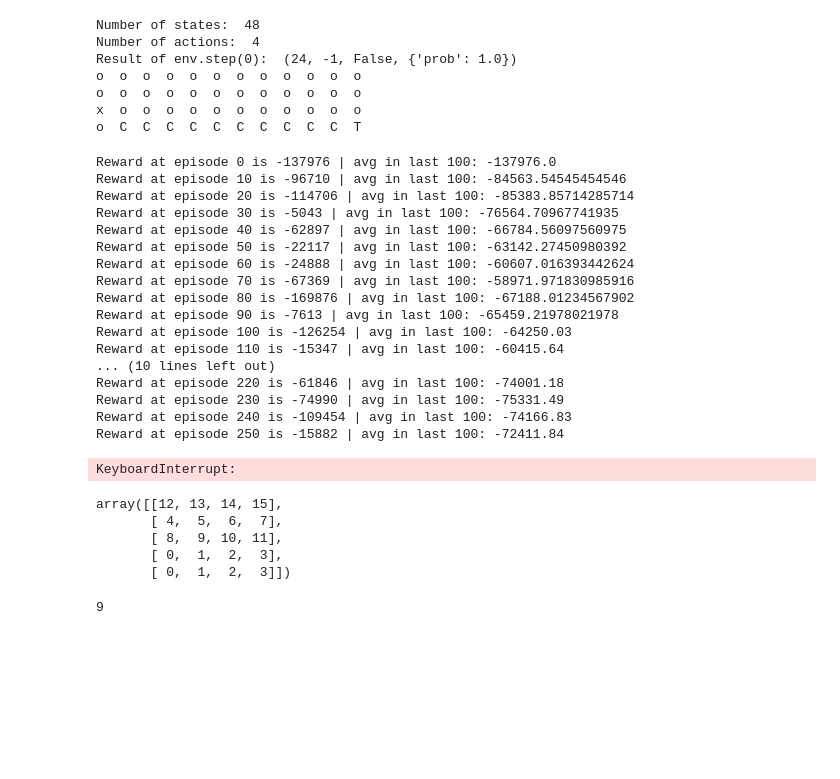
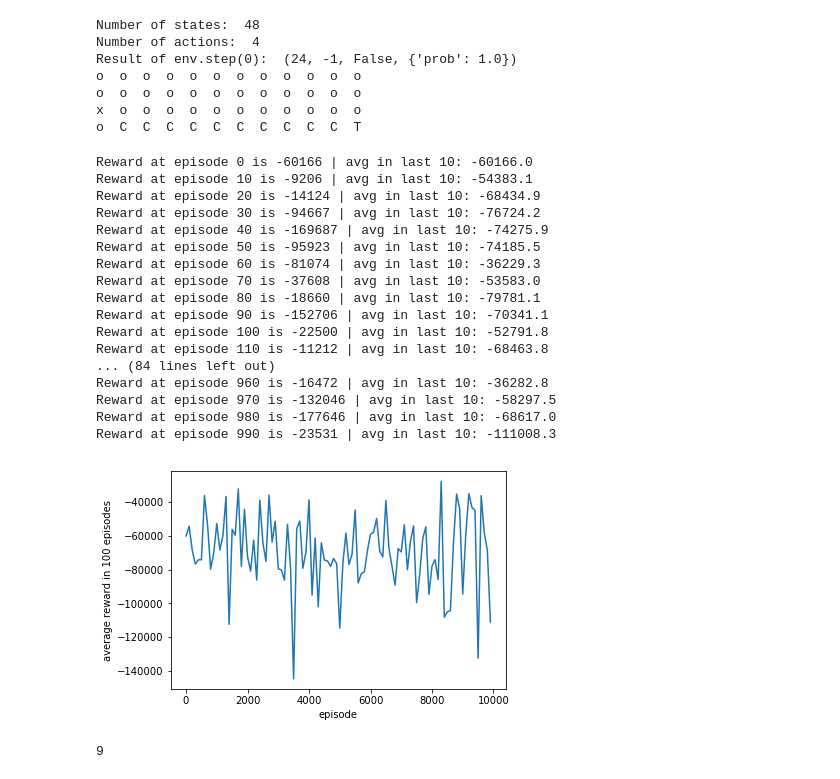
Before and after one commit to BartyzalRadek/MI-GLR, a Jupyter notebook: homeworks/Homework 3 - Policy methods.ipynb, the cells around one changed output. Saved outputs shown, nothing was run; the diff lists cells and outputs as text; code cells hidden in the pictures; blank space fills up the shorter version.

```diff
--- a/homeworks/Homework 3 - Policy methods.ipynb
+++ b/homeworks/Homework 3 - Policy methods.ipynb
@@ -142,10 +142,10 @@ class Policy:
         return np.random.choice(self.possible_actions, 1, p=action_probabilities)[0]
 
 
-def run_episodes(n_episodes = 1000, gamma = 1, max_update_steps=200, debug=True):
+def run_episodes(n_episodes = 1000, gamma = 1,alpha=1e-6, max_update_steps=200, debug=True):
     env = gym.make('CliffWalking-v0')
 
-    policy = Policy(env, gamma=gamma, debug=debug)
+    policy = Policy(env,alpha=alpha, gamma=gamma, debug=debug)
     episode_rewards = []
     avg_episode_rewards = []
 
@@ -179,43 +179,38 @@ def run_episodes(n_episodes = 1000, gamma = 1, max_update_steps=200, debug=True)
 
         episode_rewards.append(ep_reward)
         # Show stats
-        if (ep) % 10 == 0:
-            avg_episode_rewards.append(np.average(episode_rewards[-100:]))
-            print("Reward at episode {} is {} | avg in last 100: {}"
-                  .format(ep,ep_reward, avg_episode_rewards[-1]))
+        mod = 10
+        if (ep) % mod == 0:
+            avg_episode_rewards.append(np.average(episode_rewards[-mod:]))
+            print("Reward at episode {} is {} | avg in last {}: {}"
+                  .format(ep,ep_reward,mod, avg_episode_rewards[-1]))
 
     env.close()
     return episode_rewards, avg_episode_rewards
 # %%
-episode_rewards, avg_episode_rewards = run_episodes(n_episodes = 1000, gamma = 1, max_update_steps=2000, debug=False)
+episode_rewards, avg_episode_rewards = run_episodes(n_episodes = 1000,alpha=1e-6, gamma = 1, max_update_steps=2000, debug=False)
 # %% [output]
-Reward at episode 0 is -137976 | avg in last 100: -137976.0
-Reward at episode 10 is -96710 | avg in last 100: -84563.54545454546
-Reward at episode 20 is -114706 | avg in last 100: -85383.85714285714
-Reward at episode 30 is -5043 | avg in last 100: -76564.70967741935
-Reward at episode 40 is -62897 | avg in last 100: -66784.56097560975
-Reward at episode 50 is -22117 | avg in last 100: -63142.27450980392
-Reward at episode 60 is -24888 | avg in last 100: -60607.016393442624
-Reward at episode 70 is -67369 | avg in last 100: -58971.971830985916
-Reward at episode 80 is -169876 | avg in last 100: -67188.01234567902
-Reward at episode 90 is -7613 | avg in last 100: -65459.21978021978
-Reward at episode 100 is -126254 | avg in last 100: -64250.03
-Reward at episode 110 is -15347 | avg in last 100: -60415.64
-... (10 lines left out)
-Reward at episode 220 is -61846 | avg in last 100: -74001.18
-Reward at episode 230 is -74990 | avg in last 100: -75331.49
-Reward at episode 240 is -109454 | avg in last 100: -74166.83
-Reward at episode 250 is -15882 | avg in last 100: -72411.84
+Reward at episode 0 is -60166 | avg in last 10: -60166.0
+Reward at episode 10 is -9206 | avg in last 10: -54383.1
+Reward at episode 20 is -14124 | avg in last 10: -68434.9
+Reward at episode 30 is -94667 | avg in last 10: -76724.2
+Reward at episode 40 is -169687 | avg in last 10: -74275.9
+Reward at episode 50 is -95923 | avg in last 10: -74185.5
+Reward at episode 60 is -81074 | avg in last 10: -36229.3
+Reward at episode 70 is -37608 | avg in last 10: -53583.0
+Reward at episode 80 is -18660 | avg in last 10: -79781.1
+Reward at episode 90 is -152706 | avg in last 10: -70341.1
+Reward at episode 100 is -22500 | avg in last 10: -52791.8
+Reward at episode 110 is -11212 | avg in last 10: -68463.8
+... (84 lines left out)
+Reward at episode 960 is -16472 | avg in last 10: -36282.8
+Reward at episode 970 is -132046 | avg in last 10: -58297.5
+Reward at episode 980 is -177646 | avg in last 10: -68617.0
+Reward at episode 990 is -23531 | avg in last 10: -111008.3
-KeyboardInterrupt:
-# %%
-x = np.array(range(20)).reshape(5,4)
-x[np.random.choice(len(x), 5)]
-# %% [output]
-array([[12, 13, 14, 15],
-       [ 4,  5,  6,  7],
-       [ 8,  9, 10, 11],
-       [ 0,  1,  2,  3],
-       [ 0,  1,  2,  3]])
+# %%
+plot_rewards(avg_episode_rewards, "")
+# %% [output]
+[figure, added]
 # %%
 np.power(3,2)
 # %% [output]
```
